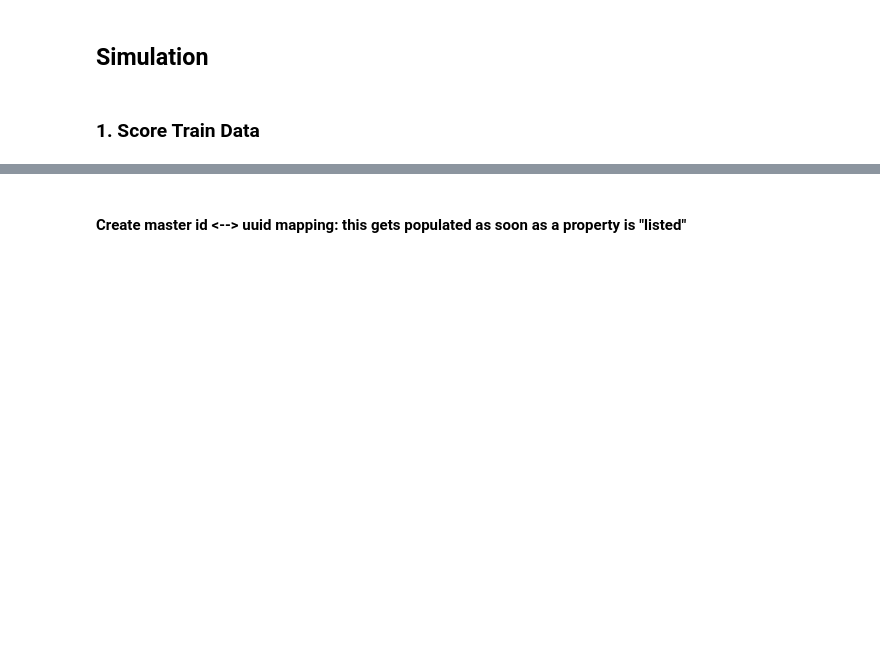
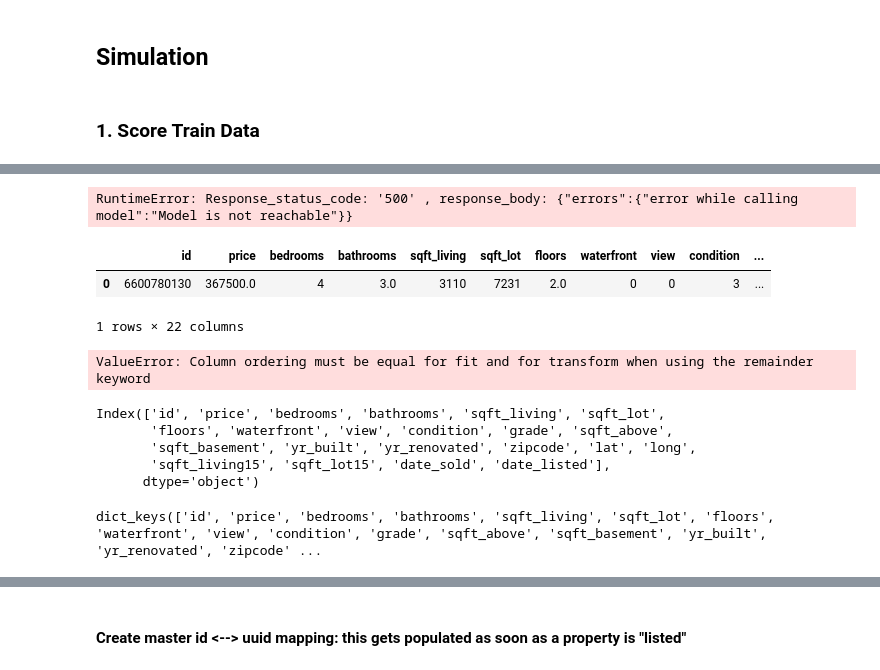
Before and after one commit to fastforwardlabs/continuous-monitoring, a Jupyter notebook: notebooks/dashboard_prep.ipynb, the cells around one changed output, grey strips where cells are left out. Saved outputs shown, nothing was run; the diff lists cells and outputs as text; code cells hidden in the pictures; blank space fills up the shorter version.

```diff
--- a/notebooks/dashboard_prep.ipynb
+++ b/notebooks/dashboard_prep.ipynb
@@ -65,0 +56,7 @@ latest_deployment_details = get_latest_deployment_details(
+# %%
+cdsw.call_model(
+            model_access_key=latest_deployment_details["model_access_key"],
+            ipt=data_input,
+        )
+# %% [output]
+RuntimeError: Response_status_code: '500' , response_body: {"errors":{"error while calling model":"Model is not reachable"}}
@@ -66,3 +66,29 @@ latest_deployment_details = get_latest_deployment_details(
+# %%
+data_input = {"record": train_records[8]}
+# %%
+df = pd.DataFrame.from_records([data_input["record"]])  # .drop("price", axis=1)
+# %%
+df
+# %% [output]
+|  | id | price | bedrooms | bathrooms | sqft_living | sqft_lot | floors | waterfront | view | condition | ... |
+| 0 | 6600780130 | 367500.0 | 4 | 3.0 | 3110 | 7231 | 2.0 | 0 | 0 | 3 | ... |
+1 rows × 22 columns
+# %%
+model.predict(df).item()
+# %% [output]
+ValueError: Column ordering must be equal for fit and for transform when using the remainder keyword
+# %%
+train_df.columns
+# %% [output]
+Index(['id', 'price', 'bedrooms', 'bathrooms', 'sqft_living', 'sqft_lot',
+       'floors', 'waterfront', 'view', 'condition', 'grade', 'sqft_above',
+       'sqft_basement', 'yr_built', 'yr_renovated', 'zipcode', 'lat', 'long',
+       'sqft_living15', 'sqft_lot15', 'date_sold', 'date_listed'],
+      dtype='object')
+# %%
+train_records[0].keys()
+# %% [output]
+dict_keys(['id', 'price', 'bedrooms', 'bathrooms', 'sqft_living', 'sqft_lot', 'floors', 'waterfront', 'view', 'condition', 'grade', 'sqft_above', 'sqft_basement', 'yr_built', 'yr_renovated', 'zipcode' ...
 # %%
 %%time
 tmr = ThreadedModelRequest(deployment_details=latest_deployment_details)
```
Also changed, not shown: parts of 11 cells of this notebook, 2 other files.
